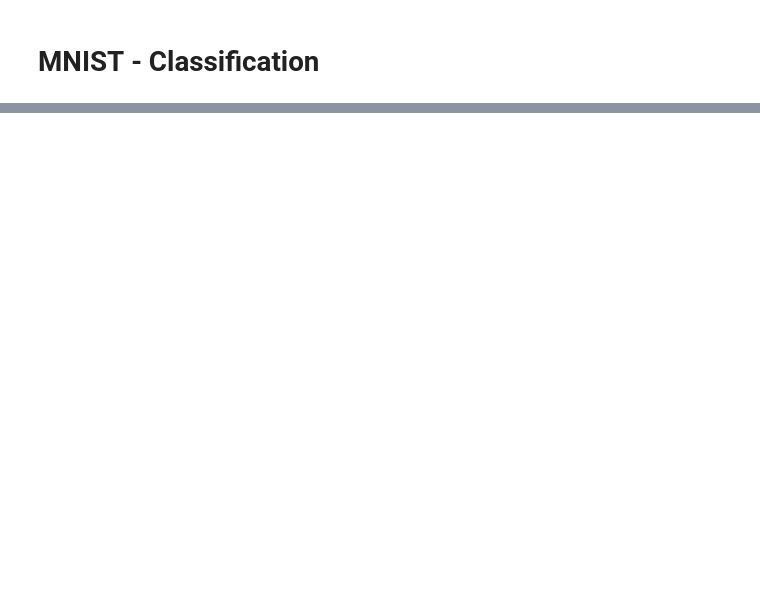
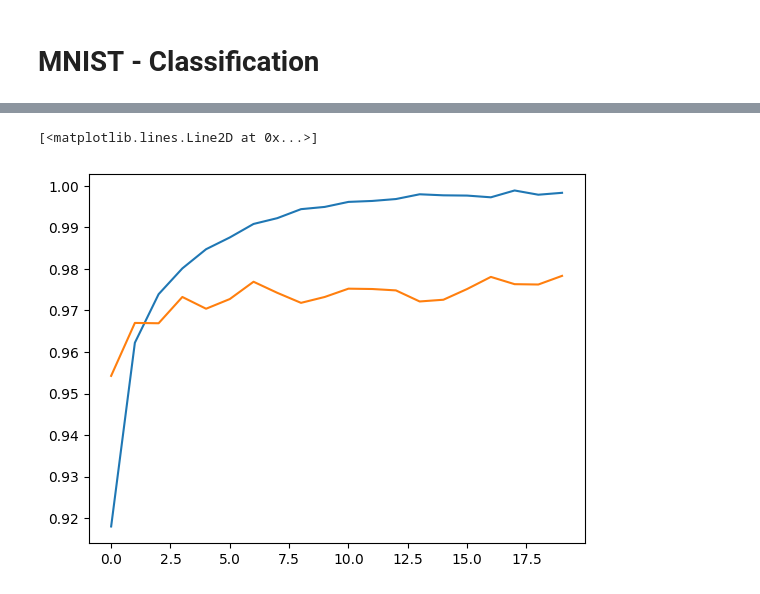
Before and after one commit to Killian091/Machine_Learning, a Jupyter notebook: MNIST.ipynb, the cells around one changed output, grey strips where cells are left out. Drawn from its saved outputs; the diff is of its cells as text; code cells hidden in the pictures; blank space fills up the shorter version.

```diff
--- a/MNIST.ipynb
+++ b/MNIST.ipynb
@@ -81,0 +89,6 @@ sdg_clf.fit(X_train,y_train)
+# %%
+plt.plot(history.history['accuracy'])
+plt.plot(history.history['val_accuracy'])
+# %% [output]
+[<matplotlib.lines.Line2D at 0x...>]
+[figure, added]
```
Also changed, not shown: parts of 24 cells of this notebook.
